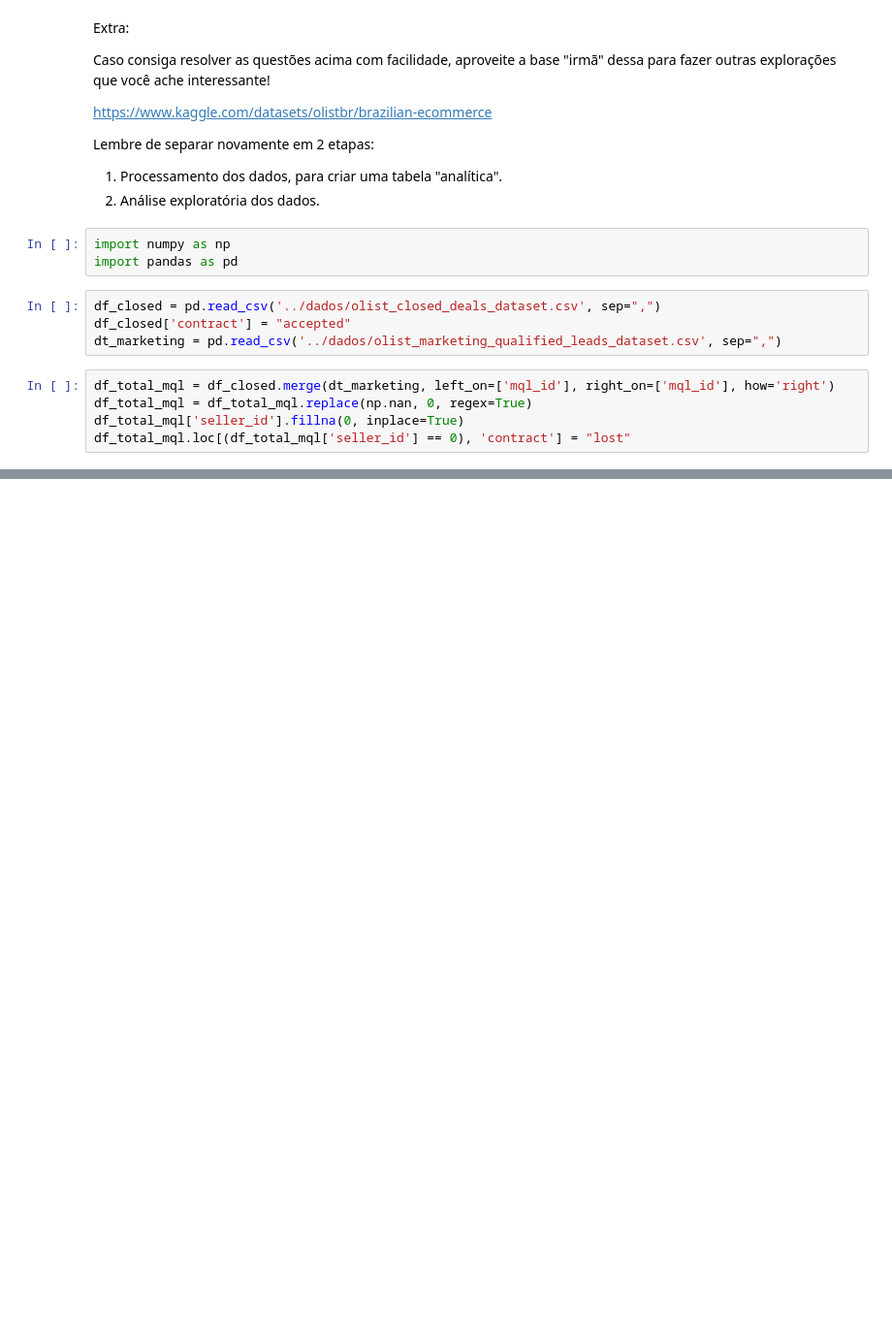
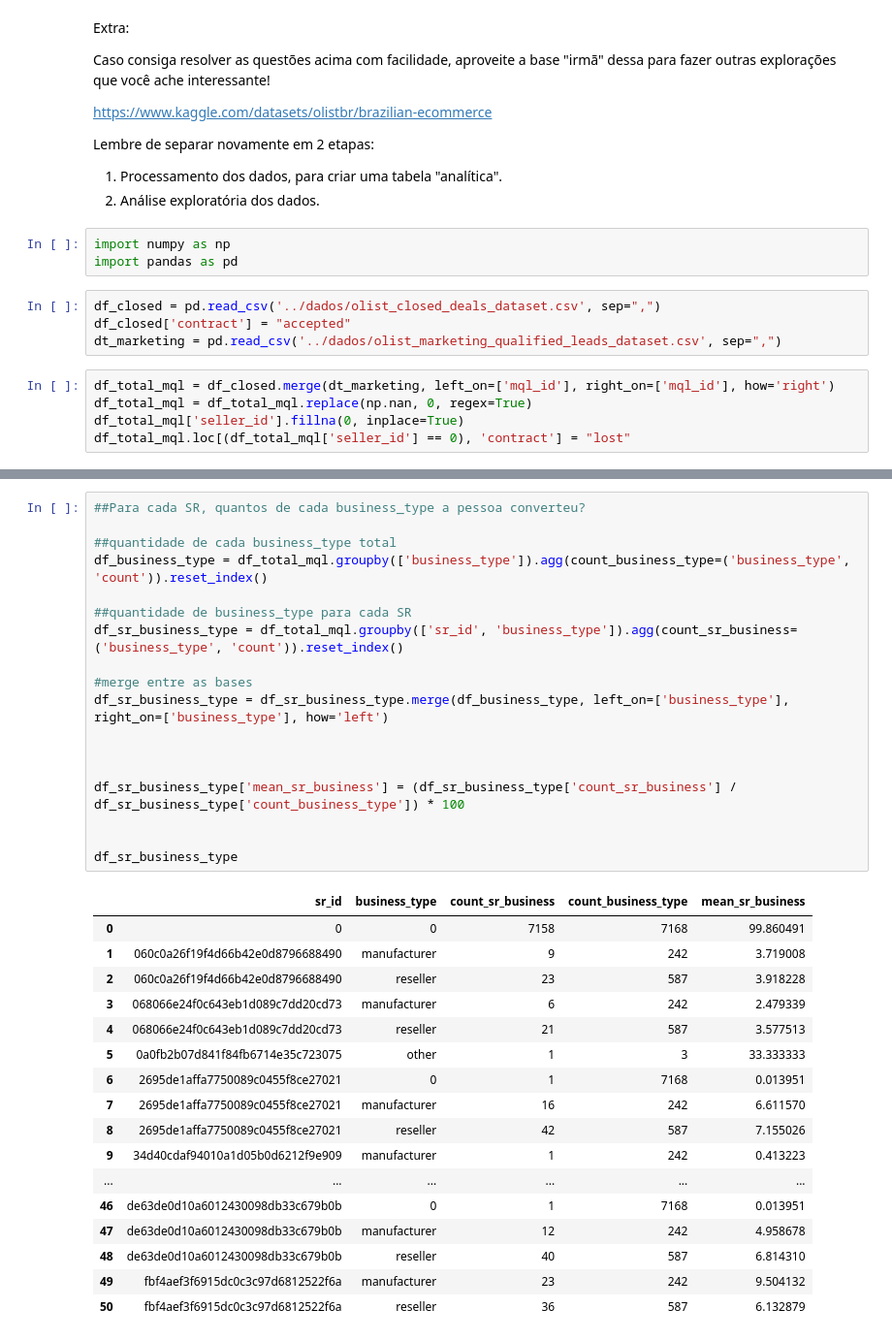
Before and after one commit to AngelicaValiati/proj1_angelica_eden, a Jupyter notebook: dados1/src/trabalho.ipynb, the cells around one changed output, grey strips where cells are left out. Shown at 97% size. Cells and saved outputs as stored; diff of their text form; blank space fills up the shorter version.

```diff
--- a/dados1/src/trabalho.ipynb
+++ b/dados1/src/trabalho.ipynb
@@ -56,0 +112,36 @@ df_total_mql['contract'].unique()
+# %%
+##Para cada SR, quantos de cada business_type a pessoa converteu?
+
+##quantidade de cada business_type total
+df_business_type = df_total_mql.groupby(['business_type']).agg(count_business_type=('business_type', 'count')).reset_index()
+
+##quantidade de business_type para cada SR
+df_sr_business_type = df_total_mql.groupby(['sr_id', 'business_type']).agg(count_sr_business=('business_type', 'count')).reset_index()
+
+#merge entre as bases
+df_sr_business_type = df_sr_business_type.merge(df_business_type, left_on=['business_type'], right_on=['business_type'], how='left')
+
+
+
+df_sr_business_type['mean_sr_business'] = (df_sr_business_type['count_sr_business'] / df_sr_business_type['count_business_type']) * 100
+
+
+df_sr_business_type
+# %% [output]
+|  | sr_id | business_type | count_sr_business | count_business_type | mean_sr_business |
+| 0 | 0 | 0 | 7158 | 7168 | 99.860491 |
+| 1 | 060c0a26f19f4d66b42e0d8796688490 | manufacturer | 9 | 242 | 3.719008 |
+| 2 | 060c0a26f19f4d66b42e0d8796688490 | reseller | 23 | 587 | 3.918228 |
+| 3 | 068066e24f0c643eb1d089c7dd20cd73 | manufacturer | 6 | 242 | 2.479339 |
+| 4 | 068066e24f0c643eb1d089c7dd20cd73 | reseller | 21 | 587 | 3.577513 |
+| 5 | 0a0fb2b07d841f84fb6714e35c723075 | other | 1 | 3 | 33.333333 |
+| 6 | 2695de1affa7750089c0455f8ce27021 | 0 | 1 | 7168 | 0.013951 |
+| 7 | 2695de1affa7750089c0455f8ce27021 | manufacturer | 16 | 242 | 6.611570 |
+| 8 | 2695de1affa7750089c0455f8ce27021 | reseller | 42 | 587 | 7.155026 |
+| 9 | 34d40cdaf94010a1d05b0d6212f9e909 | manufacturer | 1 | 242 | 0.413223 |
+| ... | ... | ... | ... | ... | ... |
+| 46 | de63de0d10a6012430098db33c679b0b | 0 | 1 | 7168 | 0.013951 |
+| 47 | de63de0d10a6012430098db33c679b0b | manufacturer | 12 | 242 | 4.958678 |
+| 48 | de63de0d10a6012430098db33c679b0b | reseller | 40 | 587 | 6.814310 |
+| 49 | fbf4aef3f6915dc0c3c97d6812522f6a | manufacturer | 23 | 242 | 9.504132 |
+| 50 | fbf4aef3f6915dc0c3c97d6812522f6a | reseller | 36 | 587 | 6.132879 |
```
Also changed, not shown: parts of 9 cells of this notebook.
